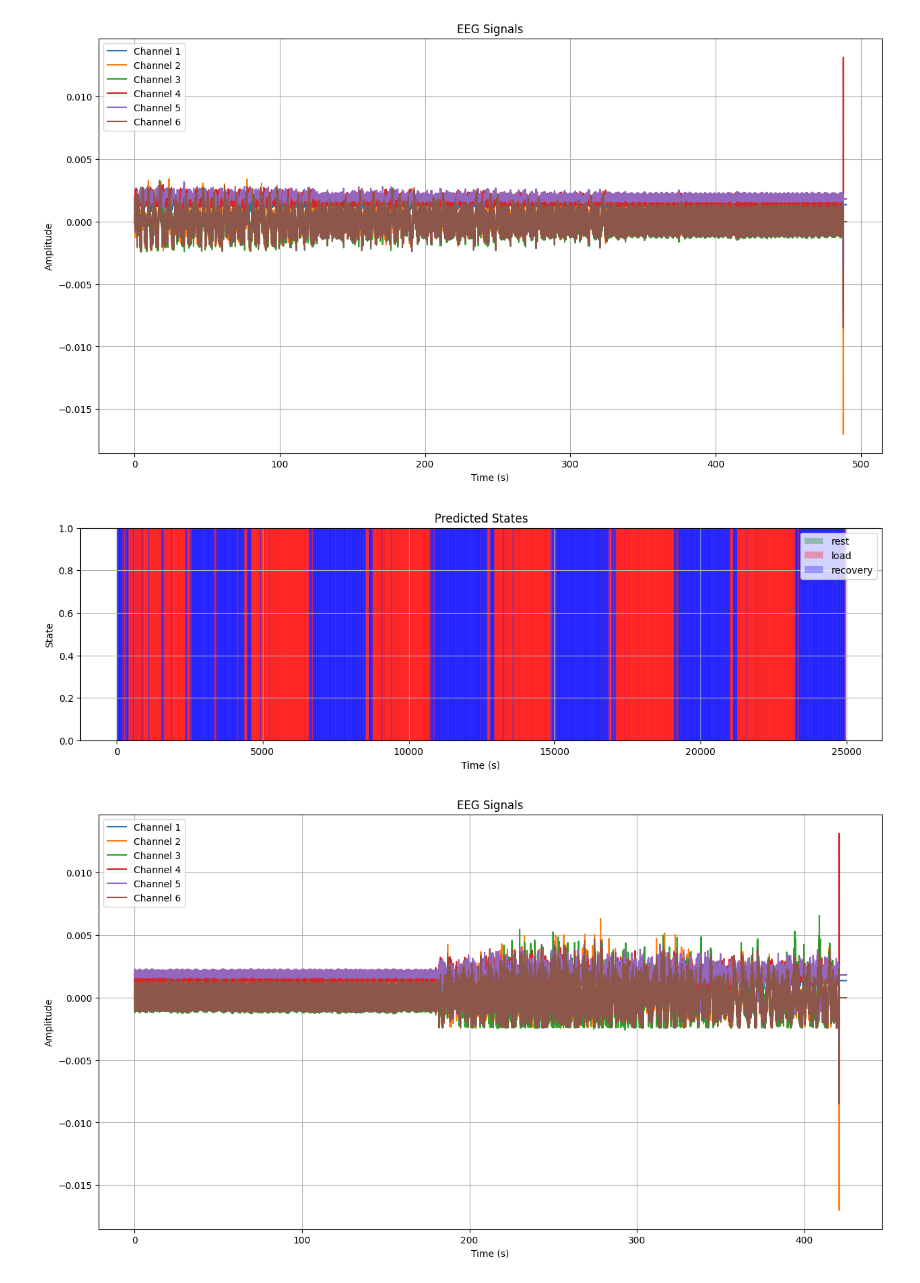
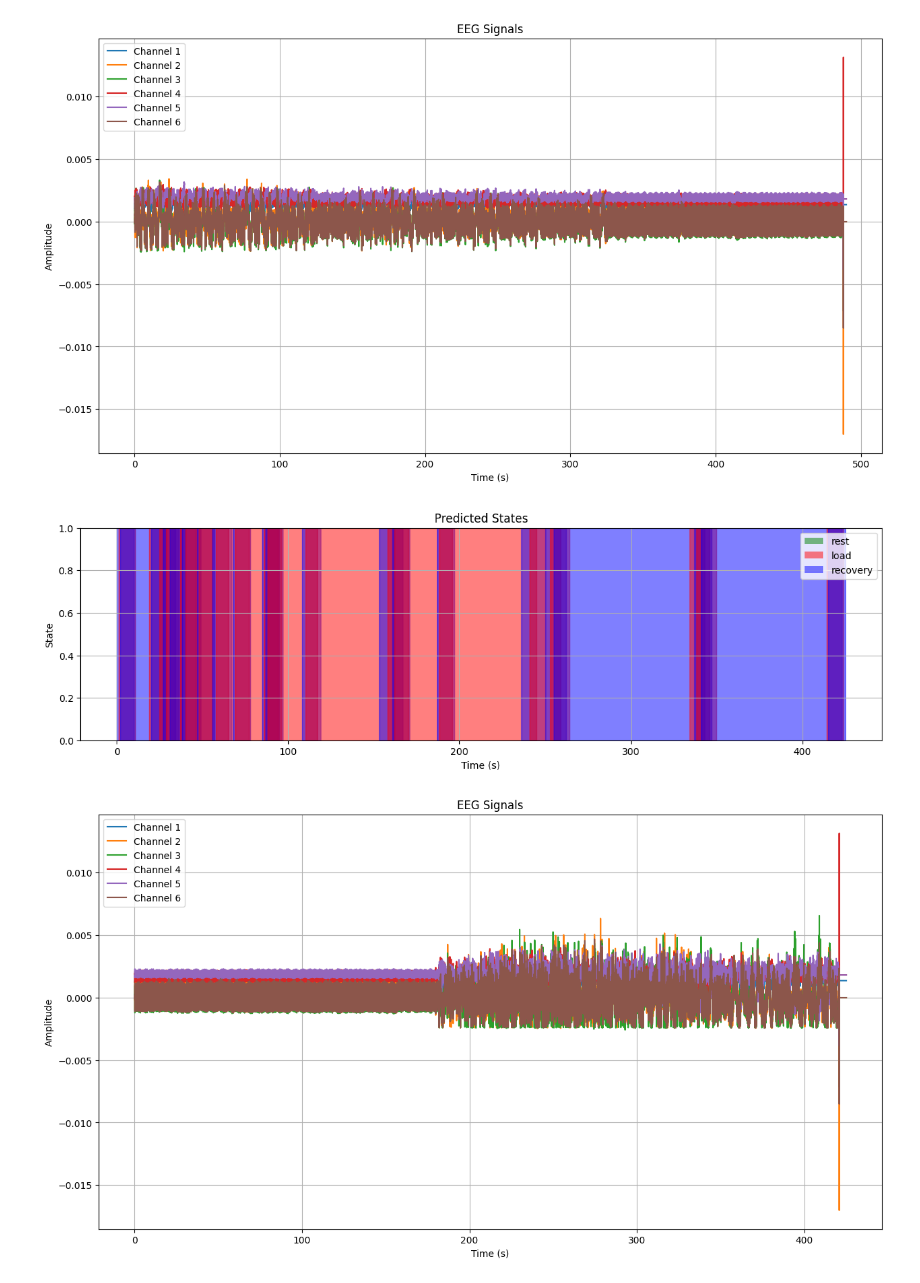
Before and after one commit to FFG99/ECGsignalsMarking, a Jupyter notebook: notebooks/manual_api_testing.ipynb, the cells around one changed output. Cells and saved outputs as stored; diff of their text form; code cells hidden in the pictures.

```diff
--- a/notebooks/manual_api_testing.ipynb
+++ b/notebooks/manual_api_testing.ipynb
@@ -99,10 +99,9 @@ plot_eeg_data(data)
 [figure]
 # %%
 predictions = get_predictions(2)
+plot_predictions(predictions)
+# %% [output]
+[figure, added]
-# %%
-plot_predictions(predictions['predictions'])
-# %% [output]
-[figure, removed]
 # %%
 data = get_eeg_data(3)
 plot_eeg_data(data)
```
Also changed, not shown: parts of 2 cells of this notebook, 2 other files.
